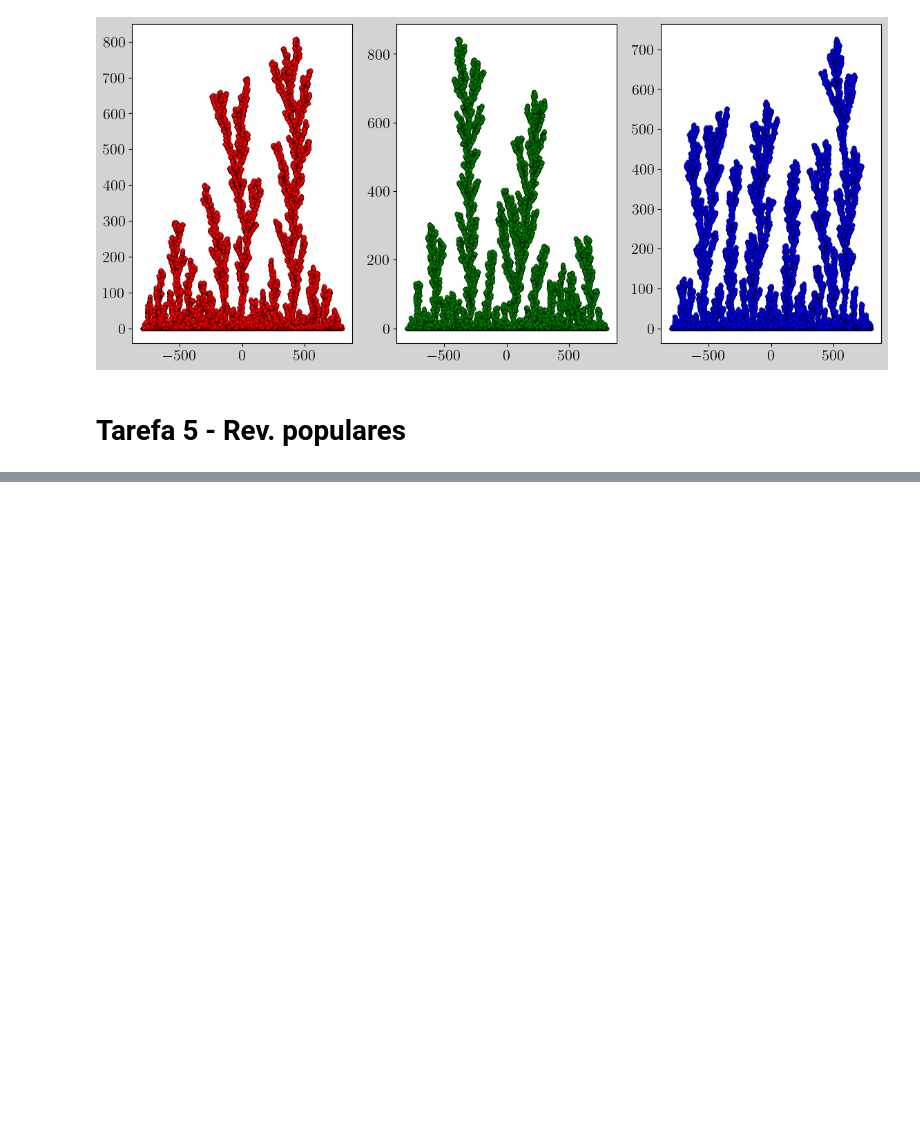
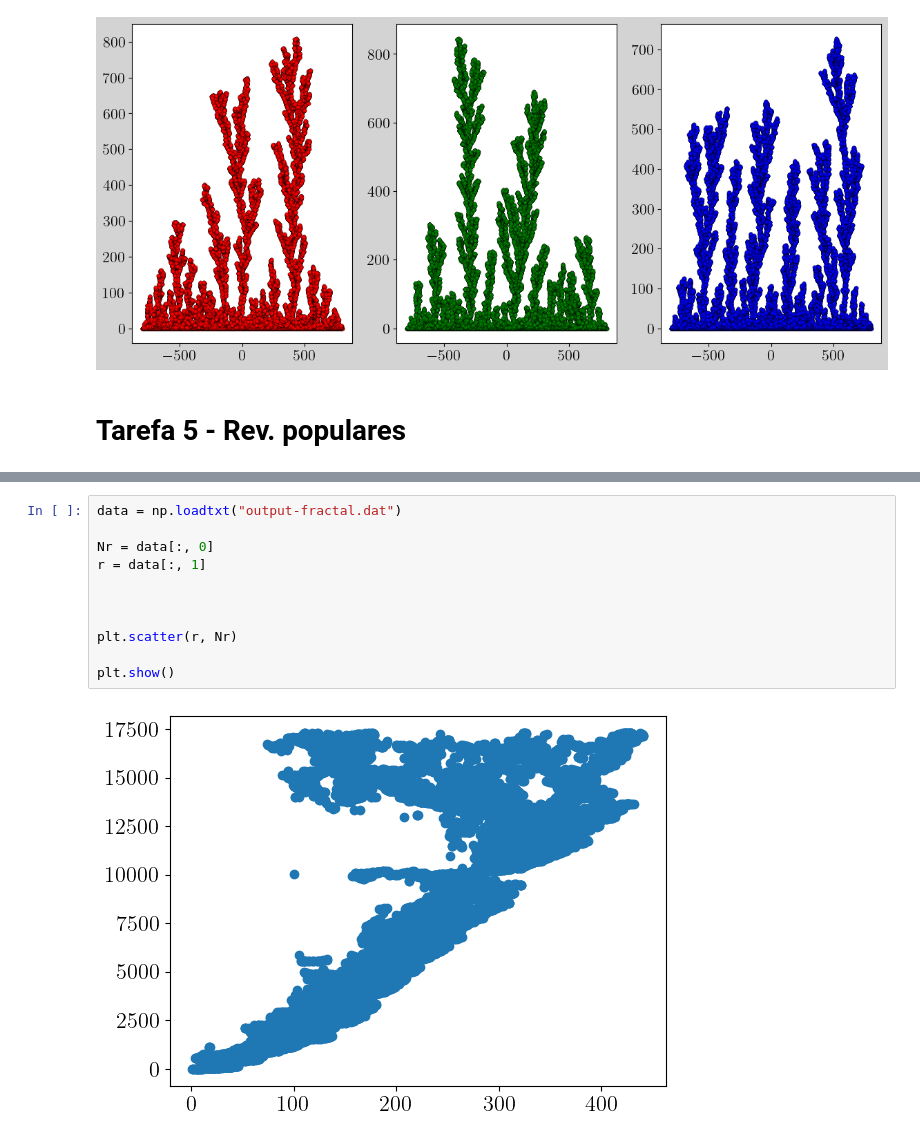
Before and after one commit to jeftersantiago/mec_estat_comp, a Jupyter notebook: projeto4/src/Graficos - Projeto 4.ipynb, the cells around one changed output, grey strips where cells are left out. Saved outputs shown, nothing was run; the diff lists cells and outputs as text; blank space fills up the shorter version.

```diff
--- a/projeto4/src/Graficos - Projeto 4.ipynb
+++ b/projeto4/src/Graficos - Projeto 4.ipynb
@@ -488,0 +518,13 @@ plt.show()
+# %%
+data = np.loadtxt("output-fractal.dat")
+
+Nr = data[:, 0]
+r = data[:, 1]
+
+
+
+plt.scatter(r, Nr)
+
+plt.show()
+# %% [output]
+[figure, added]
```
Also changed, not shown: parts of 2 cells of this notebook, 15 other files.
